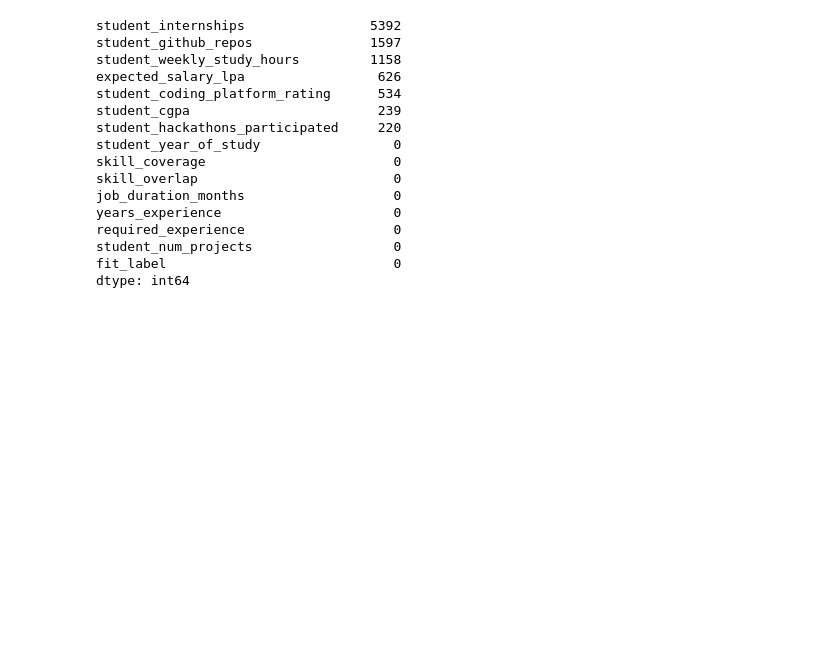
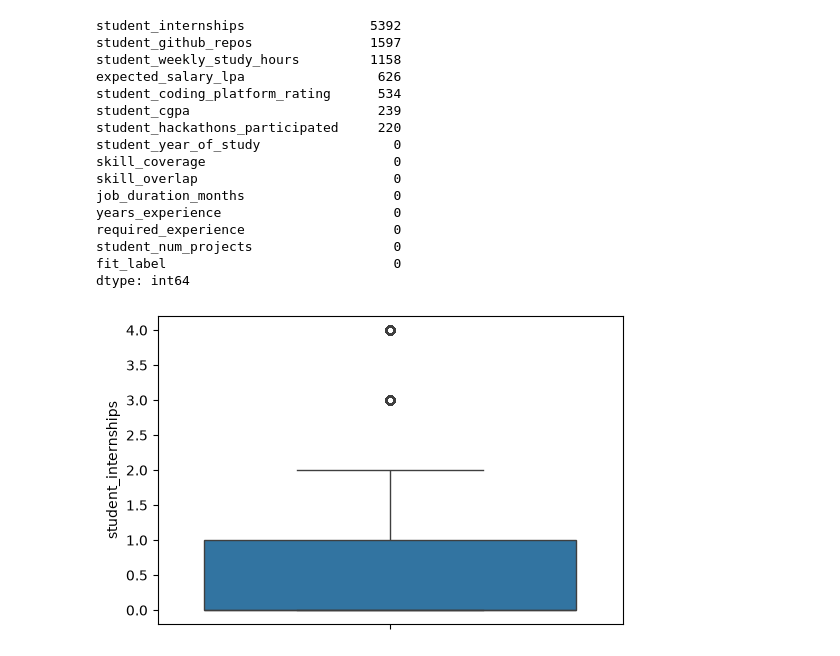
Before and after one commit to ashish-dev-hub/Vertex, a Jupyter notebook: EDA.ipynb, the cells around one changed output. Saved outputs shown, nothing was run; the diff lists cells and outputs as text; code cells hidden in the pictures; blank space fills up the shorter version.

```diff
--- a/EDA.ipynb
+++ b/EDA.ipynb
@@ -361,3 +363,9 @@ required_experience                   0
 student_num_projects                  0
 fit_label                             0
 dtype: int64
+# %%
+plt.figure(figsize=(6, 4))
+sns.boxplot(y=df['student_internships'])
+plt.show()
+# %% [output]
+[figure, added]
```
Also changed, not shown: parts of 40 cells of this notebook.
